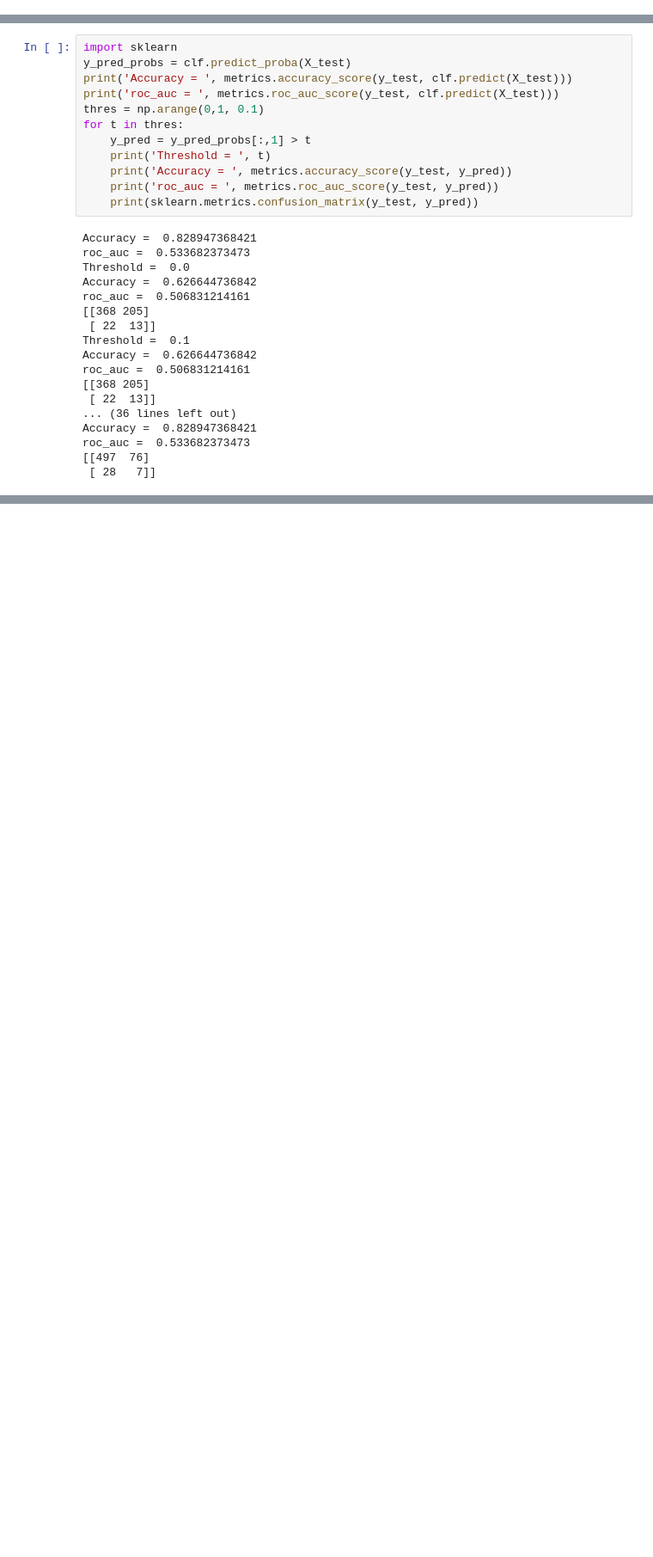
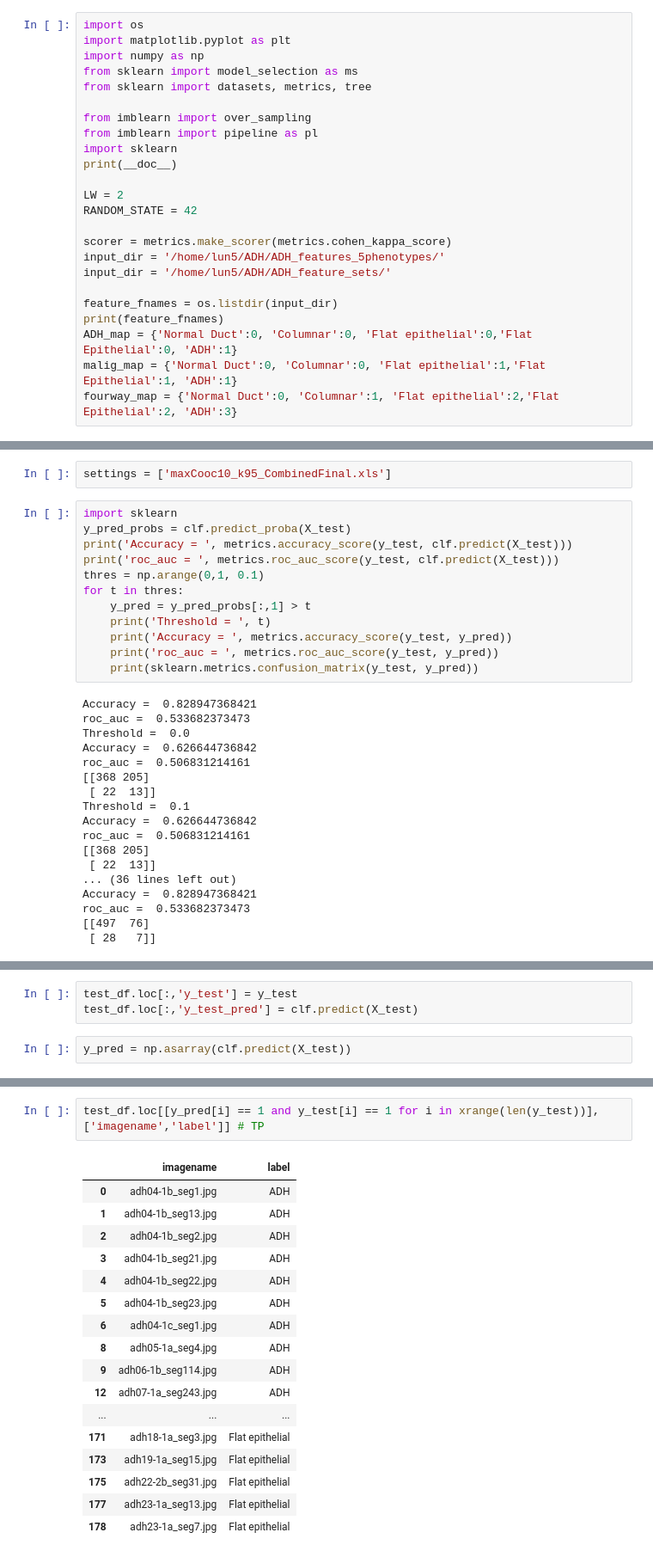
Before and after one commit to lun5/tissue-component-classification, a Jupyter notebook: jupyter_notebooks/ADH_imbalanced_learn.ipynb, the cells around one changed output, grey strips where cells are left out. Shown at 86% size. Drawn from its saved outputs; the diff is of its cells as text; blank space fills up the shorter version.

```diff
--- a/jupyter_notebooks/ADH_imbalanced_learn.ipynb
+++ b/jupyter_notebooks/ADH_imbalanced_learn.ipynb
@@ -1170,0 +1165,24 @@ print(feature_fnames)
+# %%
+import os
+import matplotlib.pyplot as plt
+import numpy as np
+from sklearn import model_selection as ms
+from sklearn import datasets, metrics, tree
+
+from imblearn import over_sampling
+from imblearn import pipeline as pl
+import sklearn
+print(__doc__)
+
+LW = 2
+RANDOM_STATE = 42
+
+scorer = metrics.make_scorer(metrics.cohen_kappa_score)
+input_dir = '/home/lun5/ADH/ADH_features_5phenotypes/'
+input_dir = '/home/lun5/ADH/ADH_feature_sets/'
+
+feature_fnames = os.listdir(input_dir)
+print(feature_fnames)
+ADH_map = {'Normal Duct':0, 'Columnar':0, 'Flat epithelial':0,'Flat Epithelial':0, 'ADH':1}
+malig_map = {'Normal Duct':0, 'Columnar':0, 'Flat epithelial':1,'Flat Epithelial':1, 'ADH':1}
+fourway_map = {'Normal Duct':0, 'Columnar':1, 'Flat epithelial':2,'Flat Epithelial':2, 'ADH':3}
@@ -1180,3 +1204,5 @@ settings = ['maxCooc5_k95_CombinedFinal.xls']
+# %%
+settings = ['maxCooc10_k95_CombinedFinal.xls']
 # %%
 import sklearn
 y_pred_probs = clf.predict_proba(X_test)
@@ -1209,0 +1365,5 @@ roc_auc =  0.533682373473
+# %%
+test_df.loc[:,'y_test'] = y_test
+test_df.loc[:,'y_test_pred'] = clf.predict(X_test)
+# %%
+y_pred = np.asarray(clf.predict(X_test))
@@ -1209,0 +1379,20 @@ roc_auc =  0.533682373473
+# %%
+test_df.loc[[y_pred[i] == 1 and y_test[i] == 1 for i in xrange(len(y_test))],['imagename','label']] # TP
+# %% [output]
+|  | imagename | label |
+| 0 | adh04-1b_seg1.jpg | ADH |
+| 1 | adh04-1b_seg13.jpg | ADH |
+| 2 | adh04-1b_seg2.jpg | ADH |
+| 3 | adh04-1b_seg21.jpg | ADH |
+| 4 | adh04-1b_seg22.jpg | ADH |
+| 5 | adh04-1b_seg23.jpg | ADH |
+| 6 | adh04-1c_seg1.jpg | ADH |
+| 8 | adh05-1a_seg4.jpg | ADH |
+| 9 | adh06-1b_seg114.jpg | ADH |
+| 12 | adh07-1a_seg243.jpg | ADH |
+| ... | ... | ... |
+| 171 | adh18-1a_seg3.jpg | Flat epithelial |
+| 173 | adh19-1a_seg15.jpg | Flat epithelial |
+| 175 | adh22-2b_seg31.jpg | Flat epithelial |
+| 177 | adh23-1a_seg13.jpg | Flat epithelial |
+| 178 | adh23-1a_seg7.jpg | Flat epithelial |
```
Also changed, not shown: parts of 21 cells of this notebook, 10 other files.
